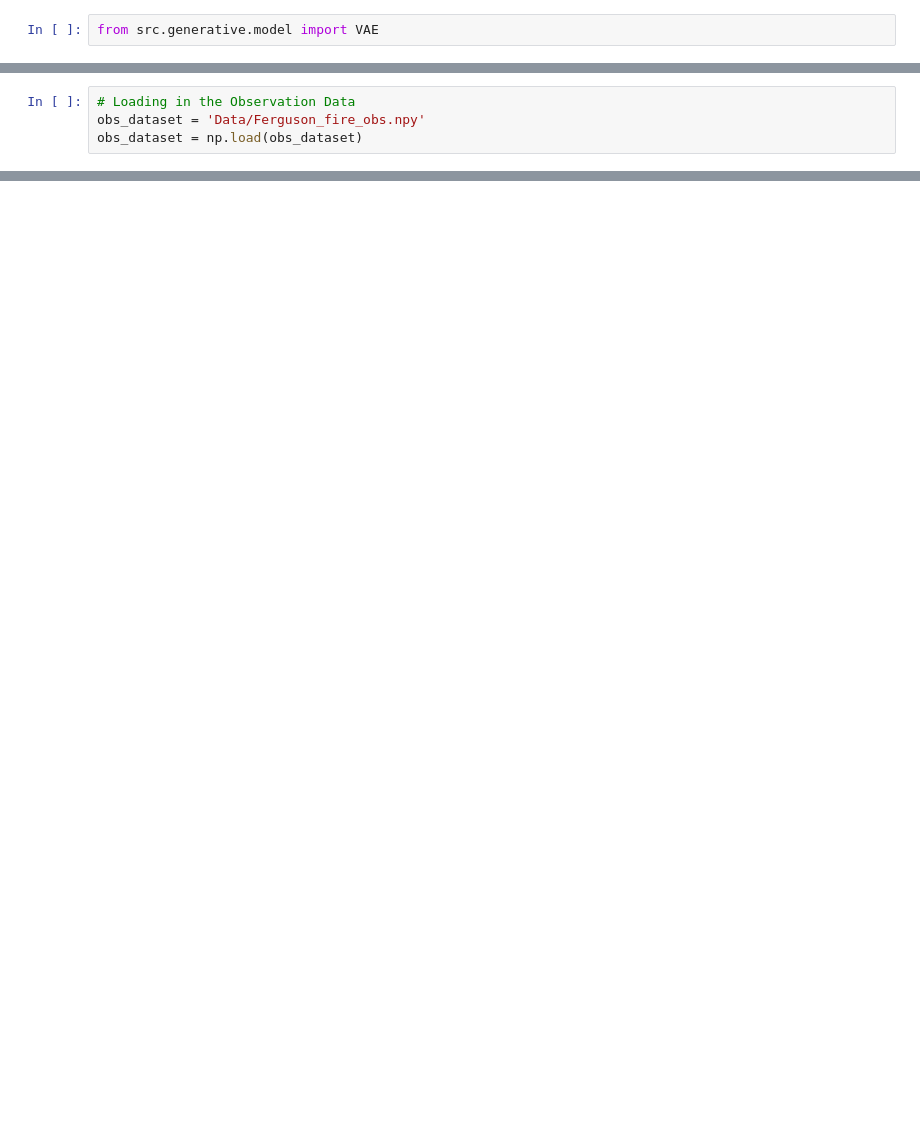
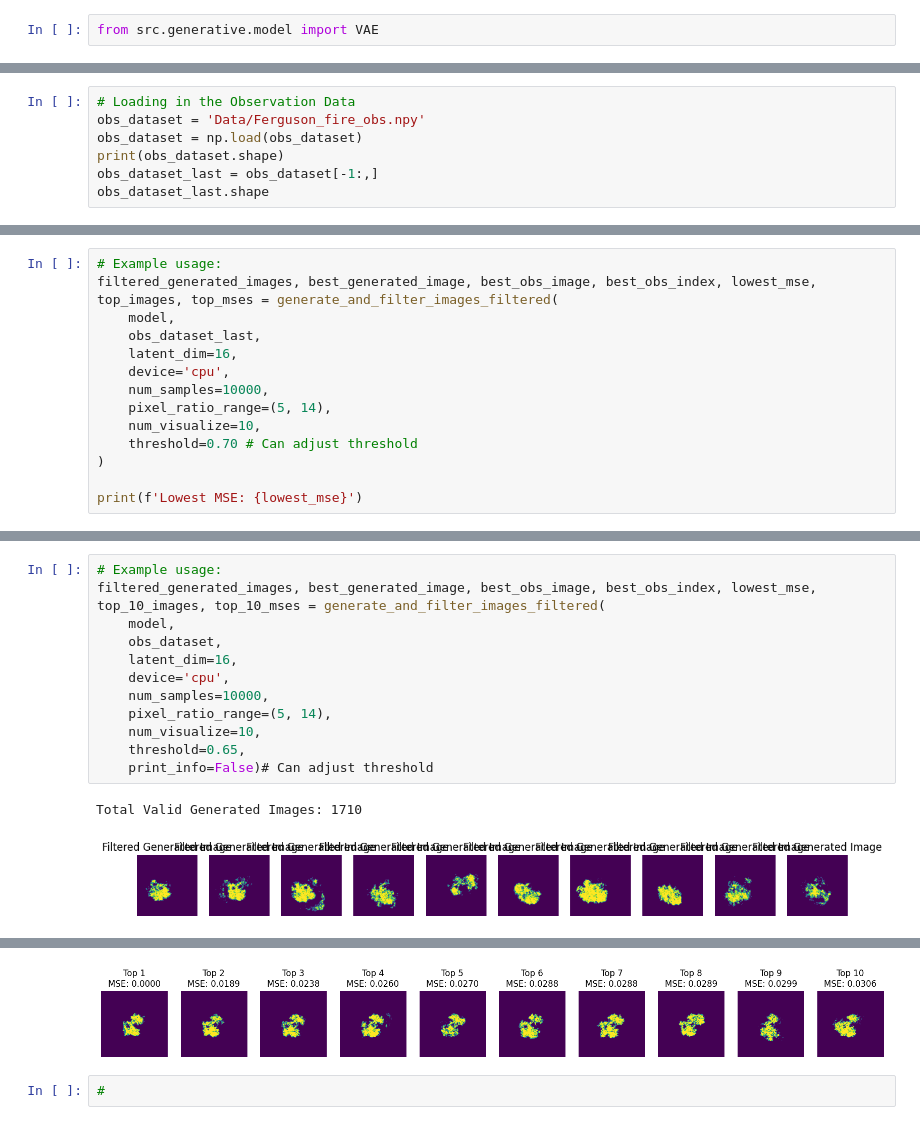
Before and after one commit to tjduu/wildfire-dl-da-forecasting, a Jupyter notebook: vae_image_selection.ipynb, the cells around one changed output, grey strips where cells are left out. Drawn from its saved outputs; the diff is of its cells as text; blank space fills up the shorter version.

```diff
--- a/vae_image_selection.ipynb
+++ b/vae_image_selection.ipynb
@@ -28,3 +54,6 @@ from src.generative.model import VAE
 # Loading in the Observation Data
 obs_dataset = 'Data/Ferguson_fire_obs.npy'
 obs_dataset = np.load(obs_dataset)
+print(obs_dataset.shape)
+obs_dataset_last = obs_dataset[-1:,]
+obs_dataset_last.shape
@@ -235,0 +796,14 @@ def best_obs_mse_image(autoencoder, obs_dataset_path, num_generated=500, latent_
+# %%
+# Example usage:
+filtered_generated_images, best_generated_image, best_obs_image, best_obs_index, lowest_mse, top_images, top_mses = generate_and_filter_images_filtered(
+    model,
+    obs_dataset_last,
+    latent_dim=16,
+    device='cpu',
+    num_samples=10000,
+    pixel_ratio_range=(5, 14),
+    num_visualize=10,
+    threshold=0.70 # Can adjust threshold
+)
+
+print(f'Lowest MSE: {lowest_mse}')
@@ -235,0 +1009,15 @@ def best_obs_mse_image(autoencoder, obs_dataset_path, num_generated=500, latent_
+# %%
+# Example usage:
+filtered_generated_images, best_generated_image, best_obs_image, best_obs_index, lowest_mse, top_10_images, top_10_mses = generate_and_filter_images_filtered(
+    model,
+    obs_dataset,
+    latent_dim=16,
+    device='cpu',
+    num_samples=10000,
+    pixel_ratio_range=(5, 14),
+    num_visualize=10,
+    threshold=0.65,
+    print_info=False)# Can adjust threshold
+# %% [output]
+Total Valid Generated Images: 1710
+[figure, added]
@@ -235,0 +1025,3 @@ def best_obs_mse_image(autoencoder, obs_dataset_path, num_generated=500, latent_
+[figure, added]
+# %%
+#
```
Also changed, not shown: parts of 39 cells of this notebook.
